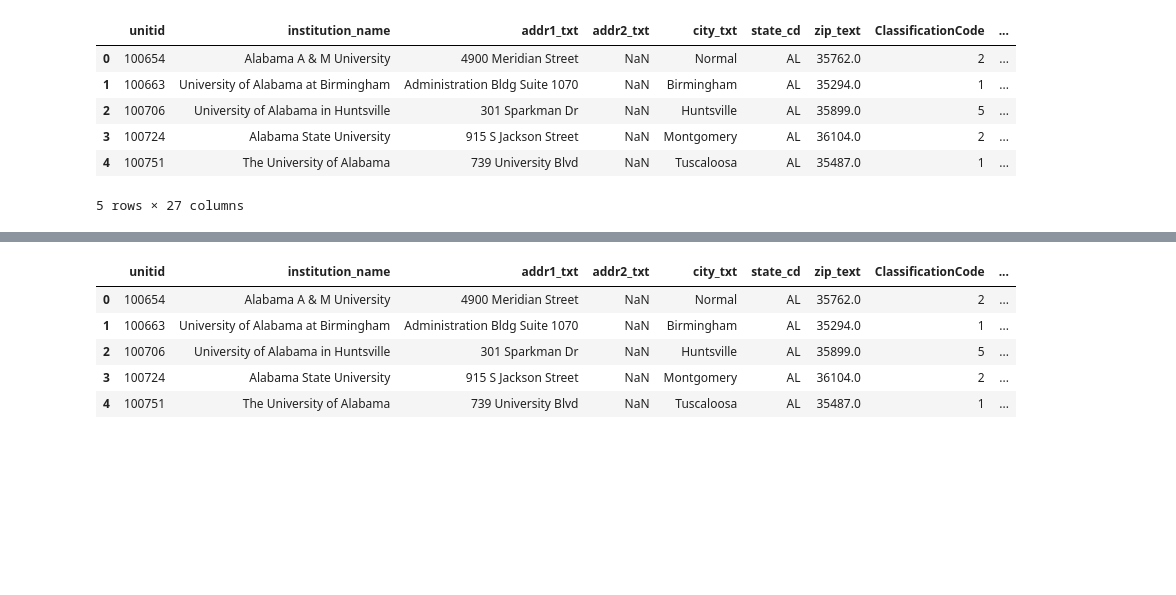
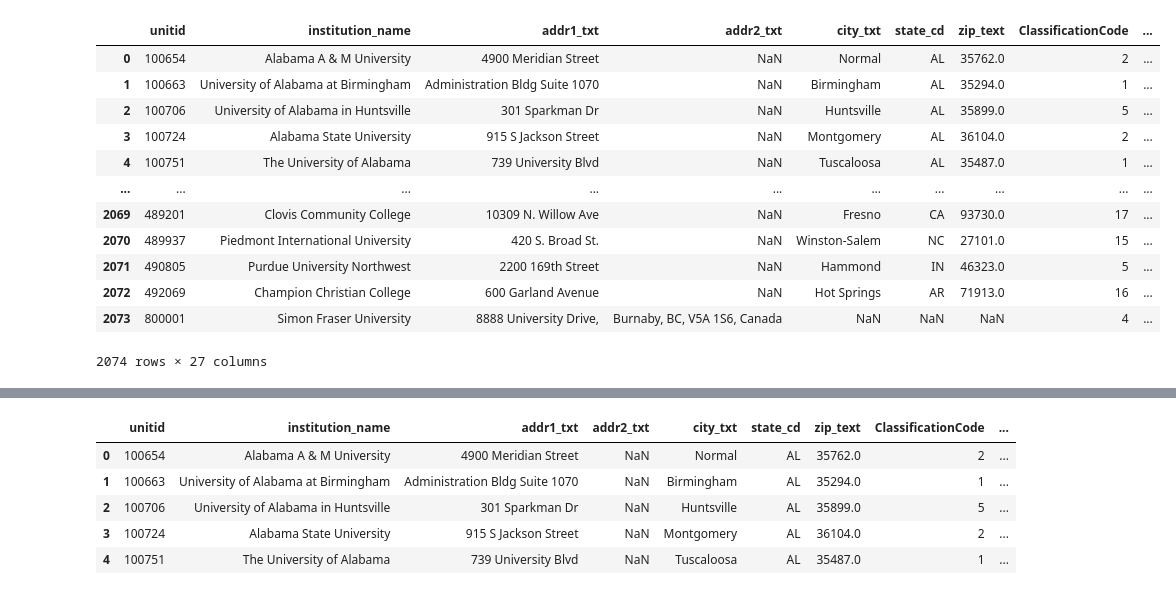
Before and after one commit to ean-maloney/final_project, a Jupyter notebook: Data Transform/get_college_coord.ipynb, the cells around one changed output, grey strips where cells are left out. Drawn from its saved outputs; the diff is of its cells as text; code cells hidden in the pictures; blank space fills up the shorter version.

```diff
--- a/Data Transform/get_college_coord.ipynb
+++ b/Data Transform/get_college_coord.ipynb
@@ -7,20 +7,26 @@ import re
 # %%
 #Set year to read correct csv
 year = '2019'
 
 #Read in csv as df and add geo cols
 df = pd.read_csv(f'EADA_{year}_filtered.csv')
 df['lat'] = np.nan
 df['lon'] = np.nan
-df.head()
+df
 # %% [output]
 |  | unitid | institution_name | addr1_txt | addr2_txt | city_txt | state_cd | zip_text | ClassificationCode | ... |
 | 0 | 100654 | Alabama A & M University | 4900 Meridian Street | NaN | Normal | AL | 35762.0 | 2 | ... |
 | 1 | 100663 | University of Alabama at Birmingham | Administration Bldg Suite 1070 | NaN | Birmingham | AL | 35294.0 | 1 | ... |
 | 2 | 100706 | University of Alabama in Huntsville | 301 Sparkman Dr | NaN | Huntsville | AL | 35899.0 | 5 | ... |
 | 3 | 100724 | Alabama State University | 915 S Jackson Street | NaN | Montgomery | AL | 36104.0 | 2 | ... |
 | 4 | 100751 | The University of Alabama | 739 University Blvd | NaN | Tuscaloosa | AL | 35487.0 | 1 | ... |
+| ... | ... | ... | ... | ... | ... | ... | ... | ... | ... |
+| 2069 | 489201 | Clovis Community College | 10309 N. Willow Ave | NaN | Fresno | CA | 93730.0 | 17 | ... |
+| 2070 | 489937 | Piedmont International University | 420 S. Broad St. | NaN | Winston-Salem | NC | 27101.0 | 15 | ... |
+| 2071 | 490805 | Purdue University Northwest | 2200 169th Street | NaN | Hammond | IN | 46323.0 | 5 | ... |
+| 2072 | 492069 | Champion Christian College | 600 Garland Avenue | NaN | Hot Springs | AR | 71913.0 | 16 | ... |
+| 2073 | 800001 | Simon Fraser University | 8888 University Drive, | Burnaby, BC, V5A 1S6, Canada | NaN | NaN | NaN | 4 | ... |
-5 rows × 27 columns
+2074 rows × 27 columns
 # %%
 #Create lists to hold coord
 lat = []
```
